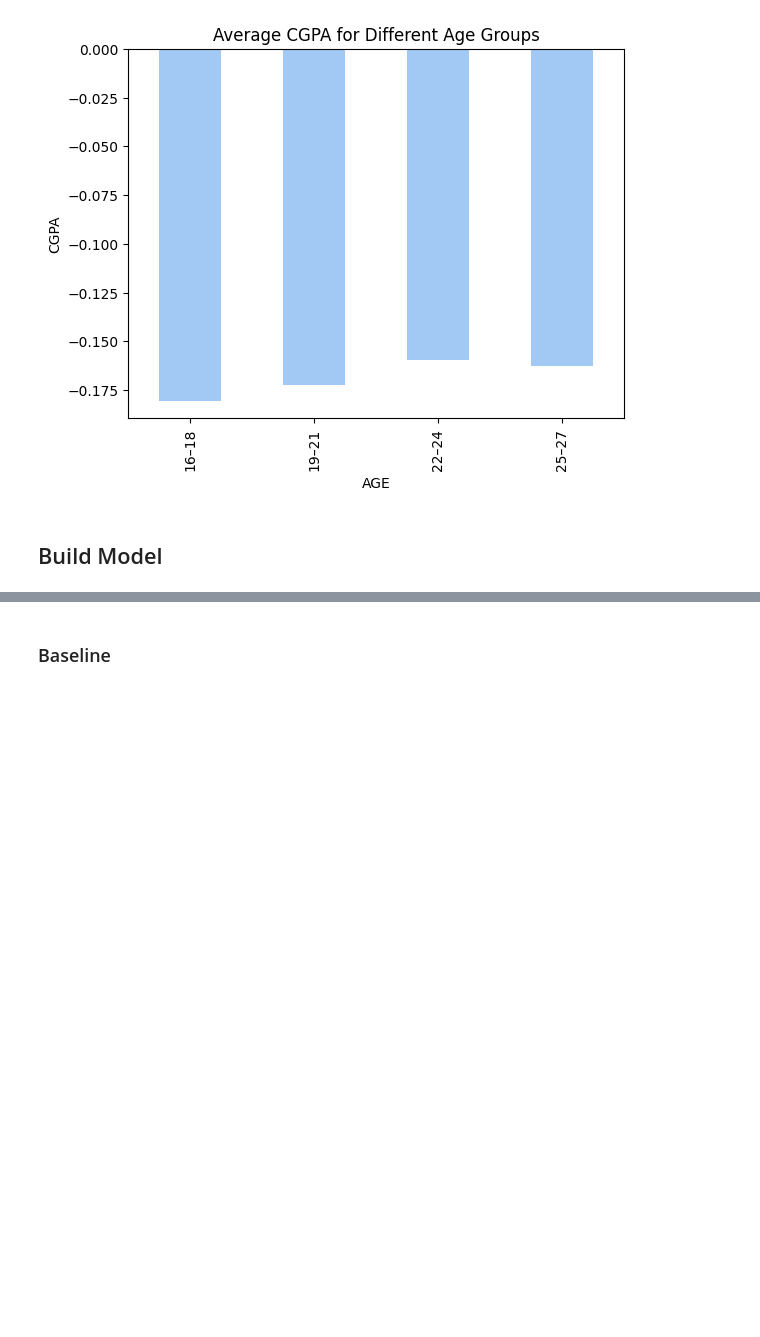
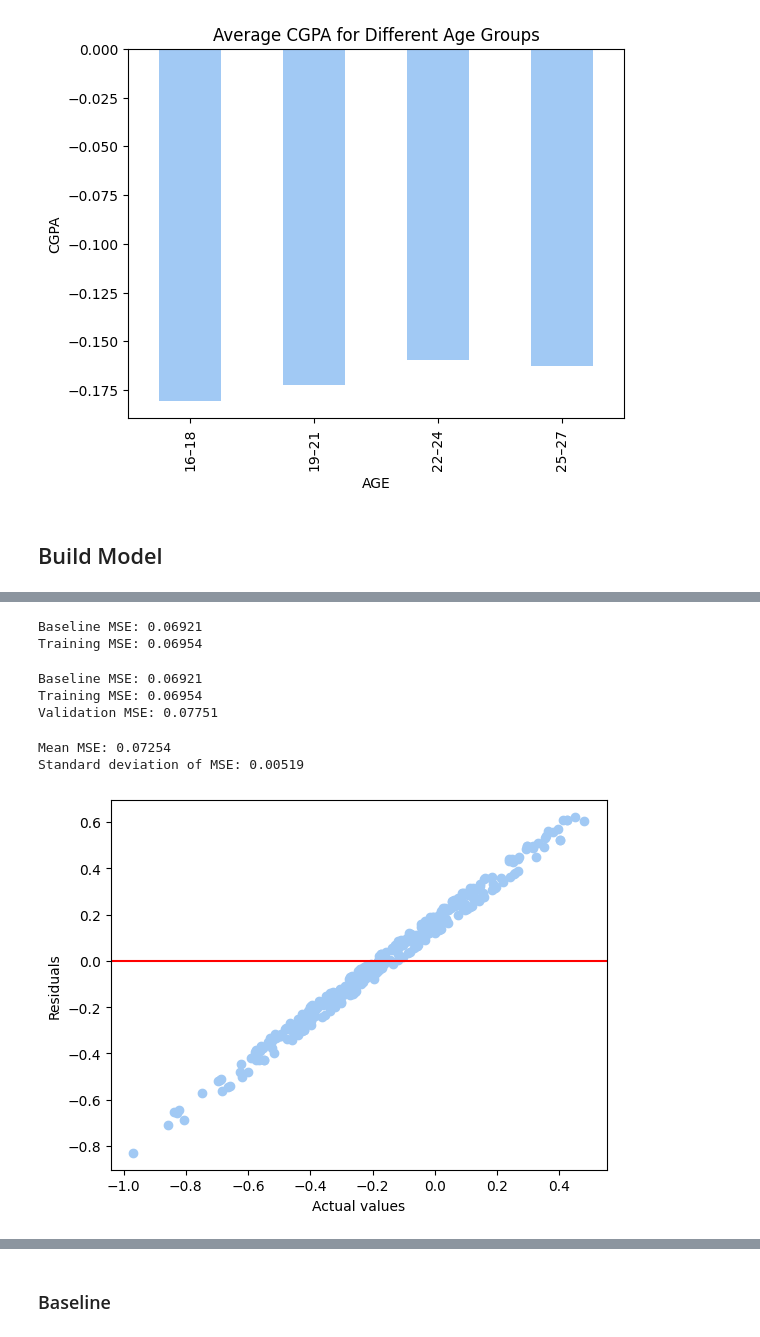
Before and after one commit to socratesjnr/asuu-strike-project, a Jupyter notebook: mock analysis/test.ipynb, the cells around one changed output, grey strips where cells are left out. Cells and saved outputs as stored; diff of their text form; code cells hidden in the pictures; blank space fills up the shorter version.

Commit message:
Started model building
Attempted Linear Regression and Decision Tree Classifier

```diff
--- a/mock analysis/test.ipynb
+++ b/mock analysis/test.ipynb
@@ -208,0 +240,4 @@ plt.ylabel("CGPA");
+# %%
+X_train, X_val, y_train, y_val = train_test_split(
+        X_train, y_train, test_size=0.2, random_state=42
+)
@@ -208,0 +246,13 @@ plt.ylabel("CGPA");
+# %%
+# create the column transformer to one-hot encode the categorical features
+categorical_features = X.columns
+preprocessor = ColumnTransformer(
+    transformers=[('cat', OneHotEncoder(), categorical_features)], remainder='passthrough')
+# %%
+# create the linear regression model
+model = Pipeline(steps=[('preprocessor', preprocessor),
+                        ('regressor', LinearRegression())])
+
+
+# fit the model to the training data
+model.fit(X_train, y_train)
@@ -208,0 +275,59 @@ plt.ylabel("CGPA");
+# %%
+# evaluate the model's performance on the training data
+y_train_mean = y_train.mean()
+y_train_baseline = [y_train_mean]*len(y_train)
+baseline_mse = mean_squared_error(y_train, y_train_baseline)
+training_mse = mean_squared_error(y_train, model.predict(X_train))
+print(f"""
+Baseline MSE: {round(baseline_mse, 5)}
+Training MSE: {round(training_mse, 5)}""")
+# %% [output]
+Baseline MSE: 0.06921
+Training MSE: 0.06954
+# %%
+# predict the target variable for the validation data
+y_pred_val = model.predict(X_val)
+
+
+# evaluate the model's performance on the validation data
+y_val_mean = y_val.mean()
+y_val_baseline = [y_val_mean]*len(y_val)
+val_mse = mean_squared_error(y_val, y_pred_val)
+
+print(f"""
+Baseline MSE: {round(baseline_mse, 5)}
+Training MSE: {round(training_mse, 5)}
+Validation MSE: {round(val_mse, 5)}""")
+# %% [output]
+Baseline MSE: 0.06921
+Training MSE: 0.06954
+Validation MSE: 0.07751
+# %%
+# perform k-fold cross-validation
+from sklearn.model_selection import cross_val_score
+
+
+scores = cross_val_score(model, X, y, cv=5, scoring='neg_mean_squared_error')
+
+# calculate the mean and standard deviation of the scores
+mean_mse = np.mean(-scores)
+std_mse = np.std(-scores)
+
+# print the mean and standard deviation of the scores
+print(f"Mean MSE: {mean_mse:.5f}")
+print(f"Standard deviation of MSE: {std_mse:.5f}")
+# %% [output]
+Mean MSE: 0.07254
+Standard deviation of MSE: 0.00519
+# %%
+# calculate the residuals
+residuals = y_val - y_pred_val
+
+# plot the residuals
+plt.scatter(y_val, residuals)
+plt.axhline(y=0, color='r', linestyle='-')
+plt.xlabel('Actual values')
+plt.ylabel('Residuals')
+plt.show()
+# %% [output]
+[figure, added]
```
Also changed, not shown: parts of 22 cells of this notebook.
